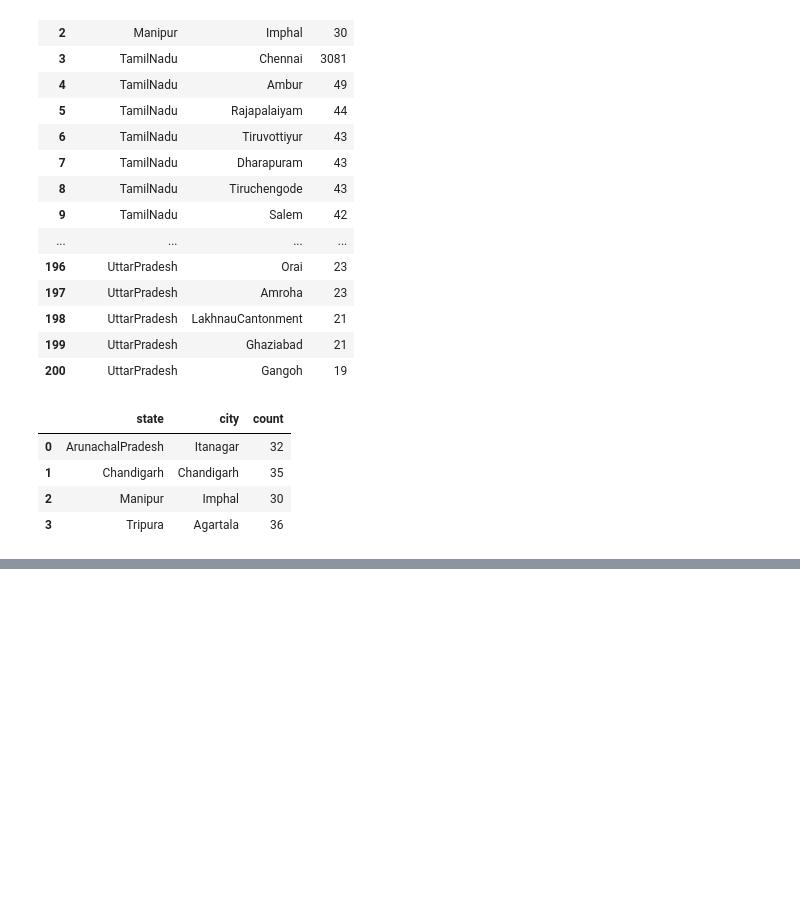
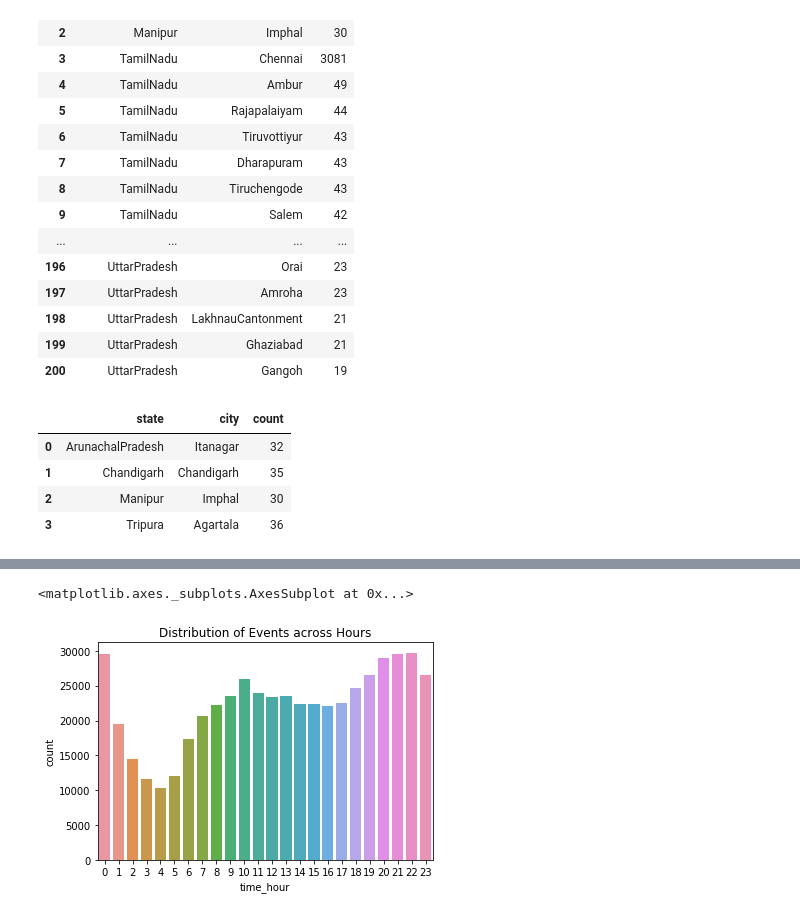
Before and after one commit to KrishnaProf/My-projects, a Jupyter notebook: Telecom Project/Final files/capstone-visualization.ipynb, the cells around one changed output, grey strips where cells are left out. Drawn from its saved outputs; the diff is of its cells as text; code cells hidden in the pictures; blank space fills up the shorter version.

Commit message:
Hourly charts are updated

```diff
--- a/Telecom Project/Final files/capstone-visualization.ipynb
+++ b/Telecom Project/Final files/capstone-visualization.ipynb
@@ -864,0 +881,5 @@ fig.show()
+# %%
+df_time=raw_df
+df_time['timestamp'] = pd.to_datetime(df_time['timestamp'], infer_datetime_format=True)
+# %%
+df_time['time_hour']= df_time['timestamp'].dt.hour
@@ -864,0 +895,9 @@ fig.show()
+# %%
+import seaborn as sns
+df_chart = df_time.groupby('time_hour')['event_id'].count().reset_index(name='count')
+ax = sns.barplot(x='time_hour',y='count', data=df_chart)
+ax.set_title ("Distribution of Events across Hours")
+ax
+# %% [output]
+<matplotlib.axes._subplots.AxesSubplot at 0x...>
+[figure, added]
```
Also changed, not shown: parts of 28 cells of this notebook.
